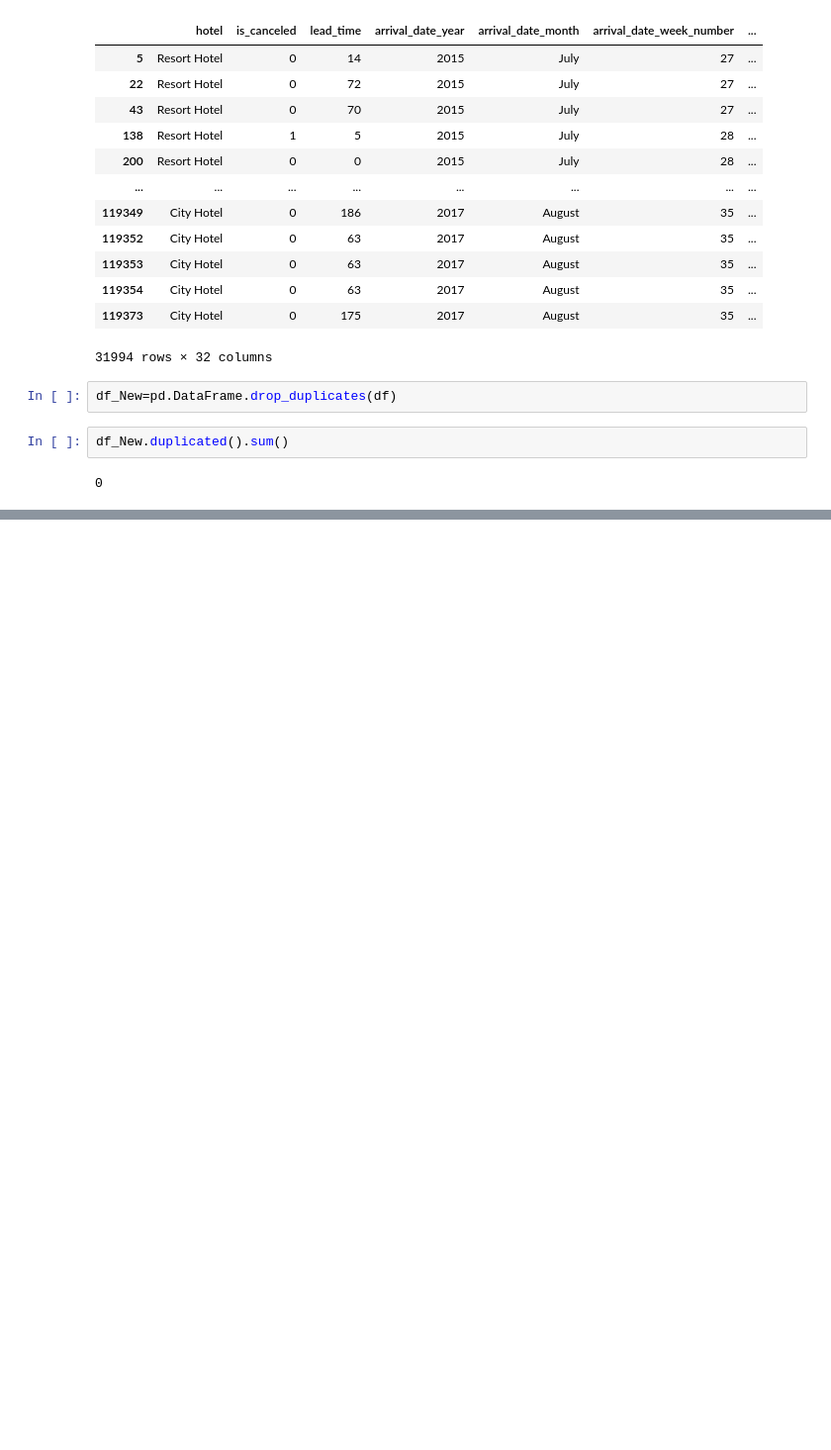
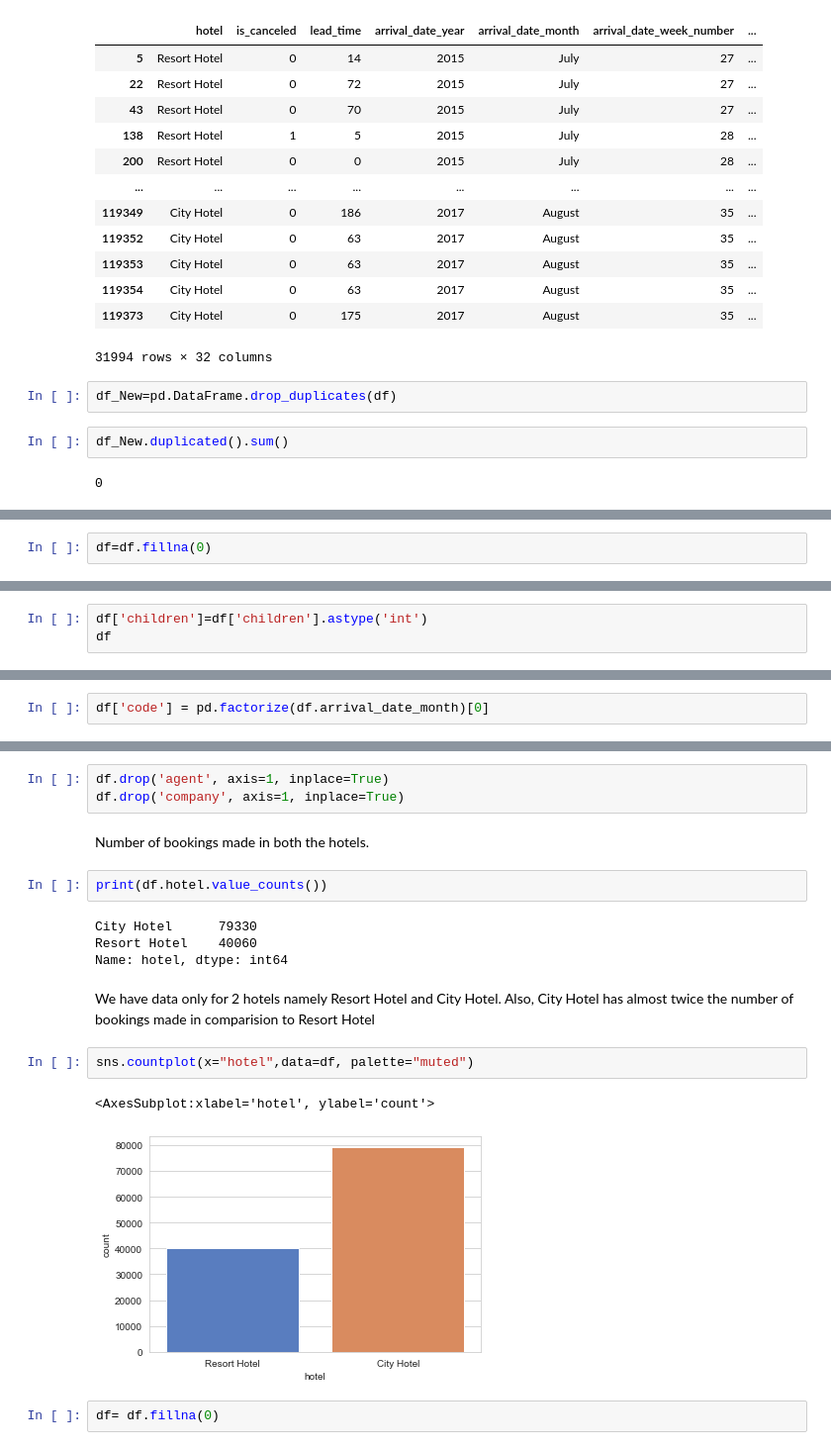
Before and after one commit to SiddiquiZoya787/Hotel-Booking-Demand, a Jupyter notebook: hotel booking demand.ipynb, the cells around one changed output, grey strips where cells are left out. Shown at 99% size. Saved outputs shown, nothing was run; the diff lists cells and outputs as text; blank space fills up the shorter version.

```diff
--- a/hotel booking demand.ipynb
+++ b/hotel booking demand.ipynb
@@ -67,0 +122,2 @@ df_New.duplicated().sum()
+# %%
+df=df.fillna(0)
@@ -67,0 +139,3 @@ df_New.duplicated().sum()
+# %%
+df['children']=df['children'].astype('int')
+df
@@ -67,0 +199,2 @@ df_New.duplicated().sum()
+# %%
+df['code'] = pd.factorize(df.arrival_date_month)[0]
@@ -67,0 +291,20 @@ df_New.duplicated().sum()
+# %%
+df.drop('agent', axis=1, inplace=True)
+df.drop('company', axis=1, inplace=True)
+# %% [markdown]
+Number of bookings made in both the hotels.
+# %%
+print(df.hotel.value_counts())
+# %% [output]
+City Hotel      79330
+Resort Hotel    40060
+Name: hotel, dtype: int64
+# %% [markdown]
+We have data only for 2 hotels namely Resort Hotel and City Hotel. Also, City Hotel has almost twice the number of bookings made in comparision to Resort Hotel
+# %%
+sns.countplot(x="hotel",data=df, palette="muted")
+# %% [output]
+<AxesSubplot:xlabel='hotel', ylabel='count'>
+[figure, added]
+# %%
+df= df.fillna(0)
```
Also changed, not shown: parts of 173 cells of this notebook.
